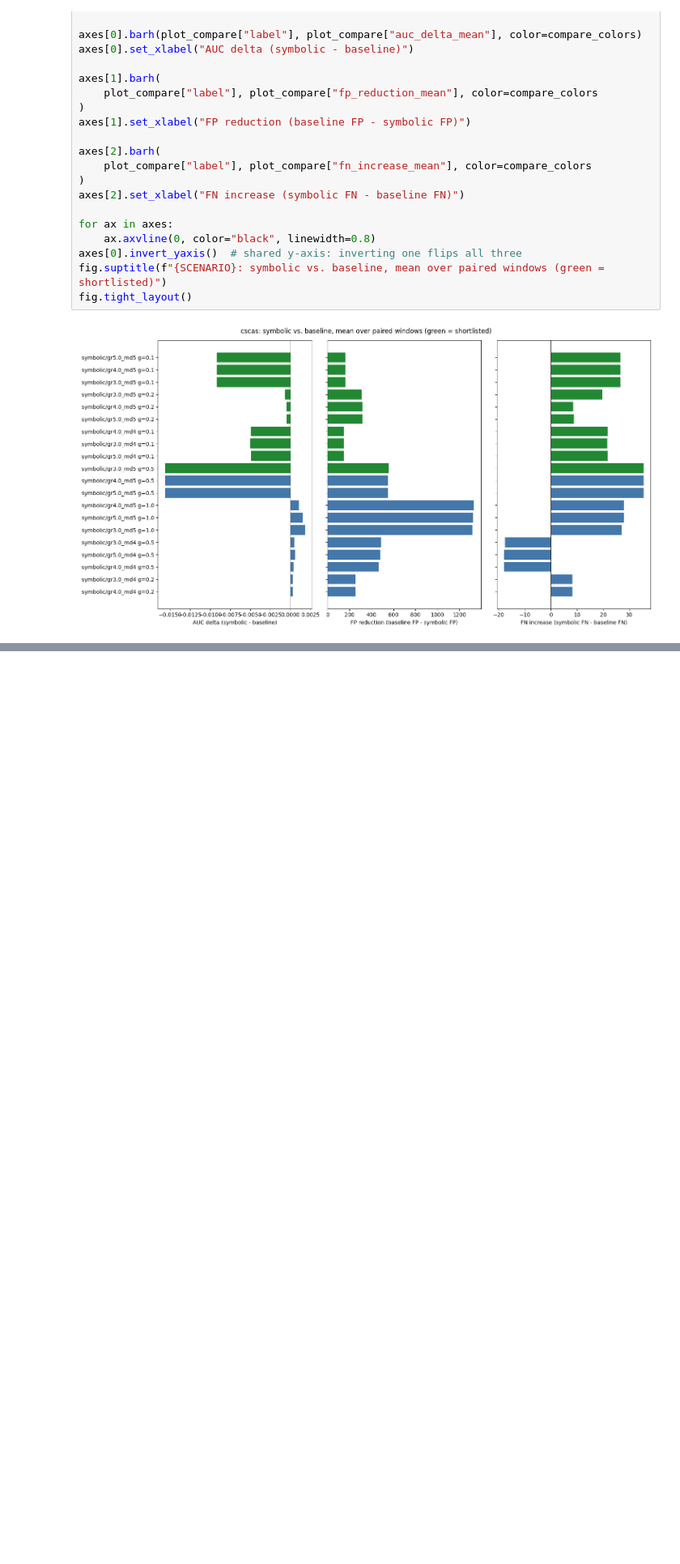
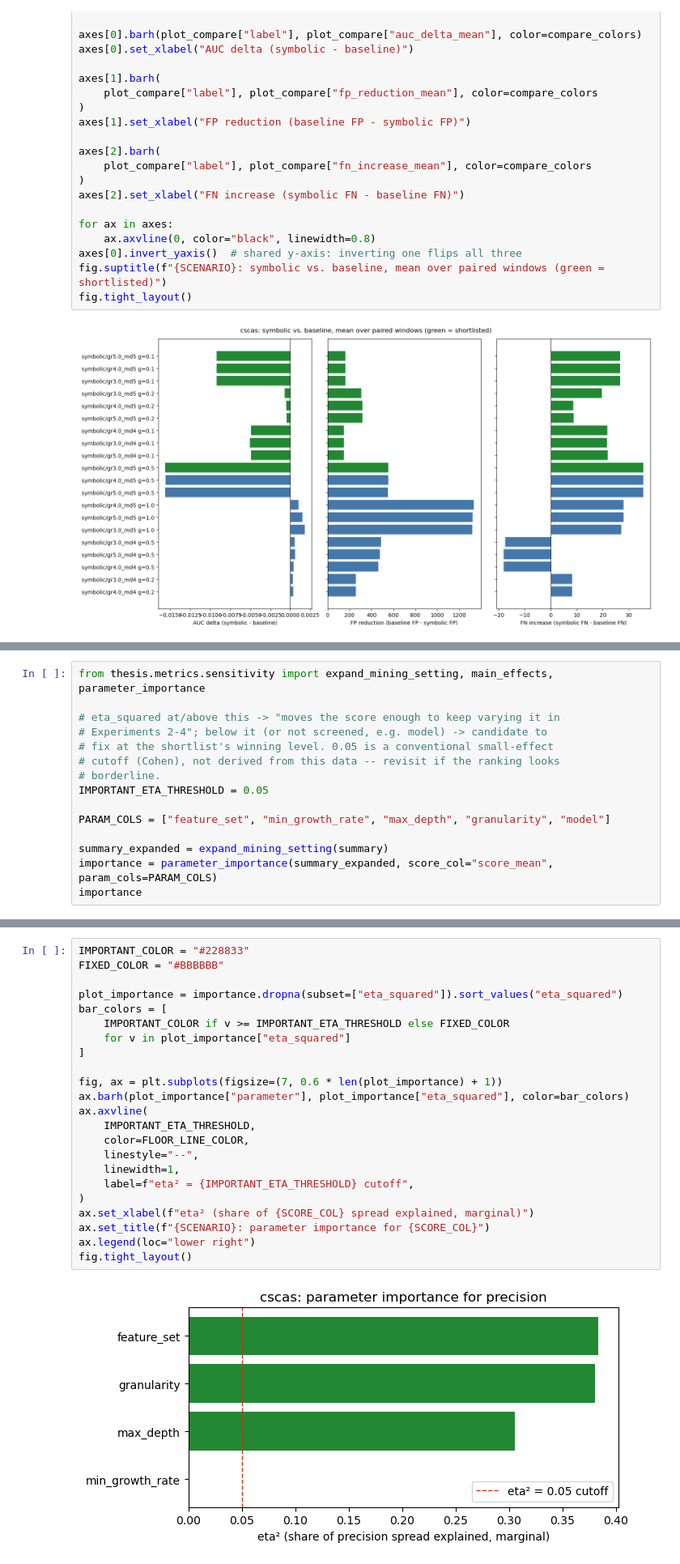
Before and after one commit to annaneliaa/msc-thesis, a Jupyter notebook: src/thesis/notebooks/config_selection.ipynb, the cells around one changed output, grey strips where cells are left out. Shown at 81% size. Drawn from its saved outputs; the diff is of its cells as text; blank space fills up the shorter version.

Commit message:
monitor done + experiment + parameter importance test to defend choices in the thesis

```diff
--- a/src/thesis/notebooks/config_selection.ipynb
+++ b/src/thesis/notebooks/config_selection.ipynb
@@ -366,0 +395,15 @@ fig.tight_layout()
+# %%
+from thesis.metrics.sensitivity import expand_mining_setting, main_effects, parameter_importance
+
+# eta_squared at/above this -> "moves the score enough to keep varying it in
+# Experiments 2-4"; below it (or not screened, e.g. model) -> candidate to
+# fix at the shortlist's winning level. 0.05 is a conventional small-effect
+# cutoff (Cohen), not derived from this data -- revisit if the ranking looks
+# borderline.
+IMPORTANT_ETA_THRESHOLD = 0.05
+
+PARAM_COLS = ["feature_set", "min_growth_rate", "max_depth", "granularity", "model"]
+
+summary_expanded = expand_mining_setting(summary)
+importance = parameter_importance(summary_expanded, score_col="score_mean", param_cols=PARAM_COLS)
+importance
@@ -366,0 +417,25 @@ fig.tight_layout()
+# %%
+IMPORTANT_COLOR = "#228833"
+FIXED_COLOR = "#BBBBBB"
+
+plot_importance = importance.dropna(subset=["eta_squared"]).sort_values("eta_squared")
+bar_colors = [
+    IMPORTANT_COLOR if v >= IMPORTANT_ETA_THRESHOLD else FIXED_COLOR
+    for v in plot_importance["eta_squared"]
+]
+
+fig, ax = plt.subplots(figsize=(7, 0.6 * len(plot_importance) + 1))
+ax.barh(plot_importance["parameter"], plot_importance["eta_squared"], color=bar_colors)
+ax.axvline(
+    IMPORTANT_ETA_THRESHOLD,
+    color=FLOOR_LINE_COLOR,
+    linestyle="--",
+    linewidth=1,
+    label=f"eta² = {IMPORTANT_ETA_THRESHOLD} cutoff",
+)
+ax.set_xlabel(f"eta² (share of {SCORE_COL} spread explained, marginal)")
+ax.set_title(f"{SCENARIO}: parameter importance for {SCORE_COL}")
+ax.legend(loc="lower right")
+fig.tight_layout()
+# %% [output]
+[figure, added]
```
Also changed, not shown: parts of 8 cells of this notebook, 35 other files.
